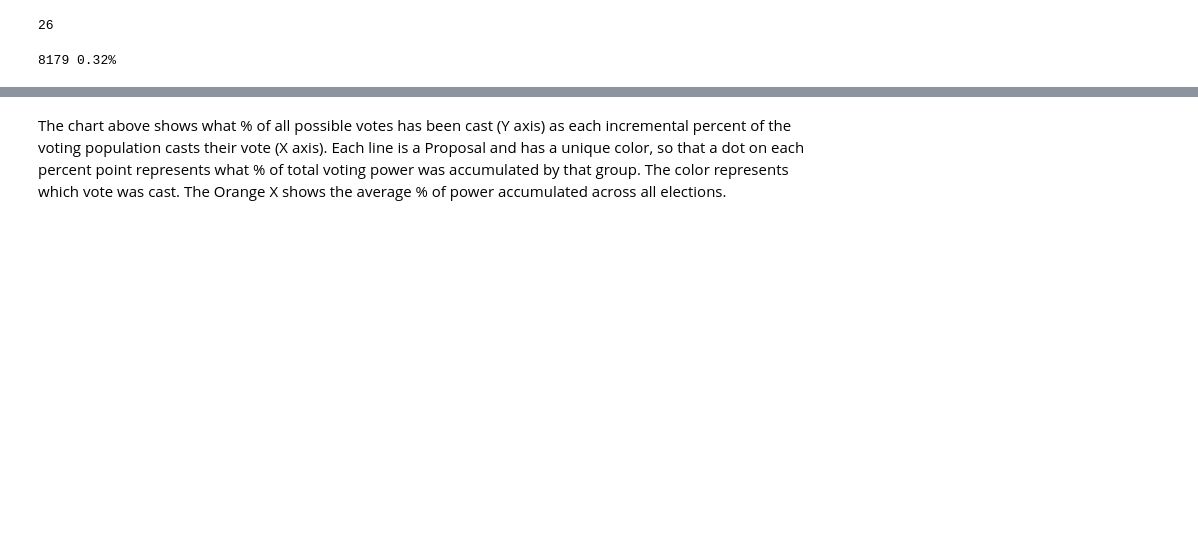
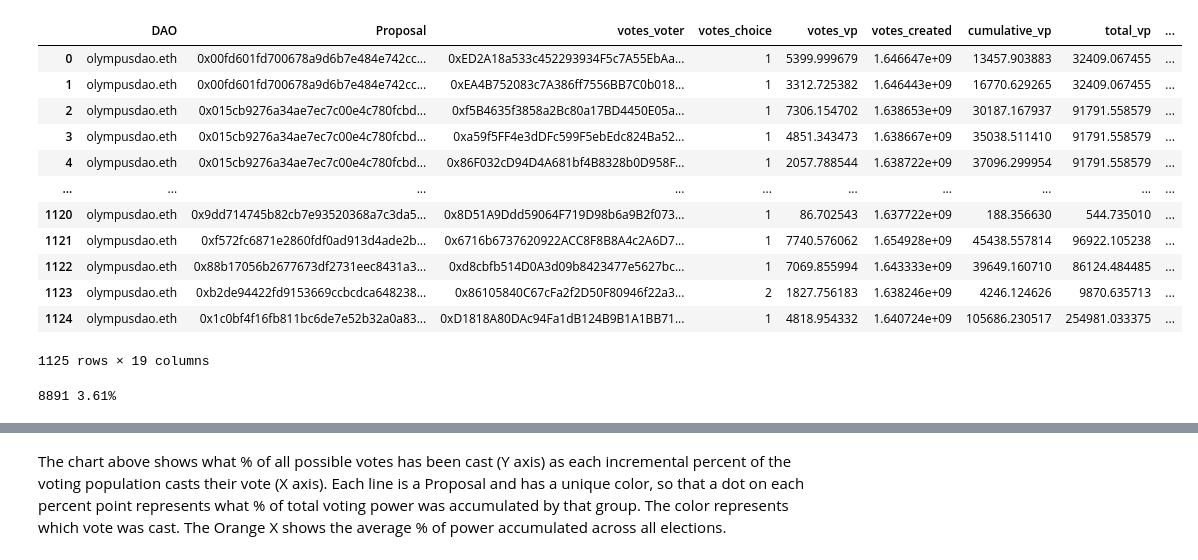
Before and after one commit to EdgeCaser/Snapshotsurfer, a Jupyter notebook: Snapshotsurfer.ipynb, the cells around one changed output, grey strips where cells are left out. Cells and saved outputs as stored; diff of their text form; code cells hidden in the pictures; blank space fills up the shorter version.

```diff
--- a/Snapshotsurfer.ipynb
+++ b/Snapshotsurfer.ipynb
@@ -230,18 +228,78 @@ crunch_data.head(n=10)
-# %%
-leaders = crunch_data.loc[crunch_data['percentange_of_total_vp']>=0.25]
-leader_count = leaders.votes_voter.nunique()
-leader_count
-# %% [output]
-26
+# %%
+#leaders = crunch_data.loc[crunch_data['proposal_voter_rank'] <=3]
+#leader_count = leaders.votes_voter.nunique()
+#leader_count
+#DONT ASK ME WHY THIS DIDNT WORK. HAVE TO DO IT THE UGLY WAY
+
+leader_ranks = db.query("with leader_ranks as "
+                        "(Select distinct "
+                        "   B.Proposal"
+                        "   ,B.votes_voter"
+                        "   ,B.proposal_voter_rank "
+                        "   ,(B.proposal_voter_rank +1) as leader_rank "
+                        "From "
+                        "   (select "
+                               "Proposal"
+                               ",votes_voter "
+                               ",votes_choice"
+                               ",votes_vp"
+                               ",votes_created"
+                               ",sum(votes_vp) over (Partition by Proposal  order by votes_vp desc, votes_created asc) as cumulative_vp"
+                               ",sum(votes_vp) over (Partition by Proposal) as total_vp"
+                               ",(votes_vp::decimal/sum(votes_vp::decimal) over (Partition by Proposal)) as percentage_of_total_vp "
+                               ",((sum(votes_vp) over (Partition by Proposal  order by votes_vp desc, votes_created asc))::decimal/sum(votes_vp::decimal) over (Partition by Proposal)) as cum_percentage_of_total_vp "
+                           "    ,round((sum(votes_vp) over (Partition by Proposal  order by votes_vp desc, votes_created asc))::decimal/sum(votes_vp::decimal) over (Partition by Proposal)) as cum_percentage_of_total_vp_stepped "
+                               ",row_number() over (Partition by Proposal order by votes_vp desc, votes_created asc) as proposal_voter_rank "
+                               ",count(votes_voter) over (Partition by Proposal  order by votes_vp desc, votes_created asc) total_voters "
+                               ",(count(*) over (Partition by Proposal  order by votes_vp desc, votes_created asc))::decimal/(count(*) over (Partition by Proposal))::decimal percentage_voters_counted "
+                               ",round(100*(count(*) over (Partition by Proposal  order by votes_vp desc, votes_created asc))::decimal/(count(*) over (Partition by Proposal)))::decimal percentage_voters_counted_stepped "
+                           "from "
+                           "    governance_data  "
+                               ""
+                           "Group by "
+                           "    Proposal"
+                           "    ,votes_voter"
+                           "    ,votes_choice"
+                           "    , votes_vp "
+                           "    , votes_created "
+                           ""
+                           "Order by "
+                           "    Proposal, "
+                           "    votes_vp desc "
+                           "    , votes_created asc) B "
+                        "where "
+                        "   B.cum_percentage_of_total_vp<=0.5) "
+                        ""
+                        "Select "
+                        "   *"
+                        "From crunch_data A"
+                        "   Join leader_ranks B on A.proposal_voter_rank = B.leader_rank and A.Proposal = B.Proposal"
+                        ""
+                    ).df()
+leader_ranks
+# %% [output]
+|  | DAO | Proposal | votes_voter | votes_choice | votes_vp | votes_created | cumulative_vp | total_vp | ... |
+| 0 | olympusdao.eth | 0x00fd601fd700678a9d6b7e484e742cc... | 0xED2A18a533c452293934F5c7A55EbAa... | 1 | 5399.999679 | 1.646647e+09 | 13457.903883 | 32409.067455 | ... |
+| 1 | olympusdao.eth | 0x00fd601fd700678a9d6b7e484e742cc... | 0xEA4B752083c7A386ff7556BB7C0b018... | 1 | 3312.725382 | 1.646443e+09 | 16770.629265 | 32409.067455 | ... |
+| 2 | olympusdao.eth | 0x015cb9276a34ae7ec7c00e4c780fcbd... | 0xf5B4635f3858a2Bc80a17BD4450E05a... | 1 | 7306.154702 | 1.638653e+09 | 30187.167937 | 91791.558579 | ... |
+| 3 | olympusdao.eth | 0x015cb9276a34ae7ec7c00e4c780fcbd... | 0xa59f5FF4e3dDFc599F5ebEdc824Ba52... | 1 | 4851.343473 | 1.638667e+09 | 35038.511410 | 91791.558579 | ... |
+| 4 | olympusdao.eth | 0x015cb9276a34ae7ec7c00e4c780fcbd... | 0x86F032cD94D4A681bf4B8328b0D958F... | 1 | 2057.788544 | 1.638722e+09 | 37096.299954 | 91791.558579 | ... |
+| ... | ... | ... | ... | ... | ... | ... | ... | ... | ... |
+| 1120 | olympusdao.eth | 0x9dd714745b82cb7e93520368a7c3da5... | 0x8D51A9Ddd59064F719D98b6a9B2f073... | 1 | 86.702543 | 1.637722e+09 | 188.356630 | 544.735010 | ... |
+| 1121 | olympusdao.eth | 0xf572fc6871e2860fdf0ad913d4ade2b... | 0x6716b6737620922ACC8F8B8A4c2A6D7... | 1 | 7740.576062 | 1.654928e+09 | 45438.557814 | 96922.105238 | ... |
+| 1122 | olympusdao.eth | 0x88b17056b2677673df2731eec8431a3... | 0xd8cbfb514D0A3d09b8423477e5627bc... | 1 | 7069.855994 | 1.643333e+09 | 39649.160710 | 86124.484485 | ... |
+| 1123 | olympusdao.eth | 0xb2de94422fd9153669ccbcdca648238... | 0x86105840C67cFa2f2D50F80946f22a3... | 2 | 1827.756183 | 1.638246e+09 | 4246.124626 | 9870.635713 | ... |
+| 1124 | olympusdao.eth | 0x1c0bf4f16fb811bc6de7e52b32a0a83... | 0xD1818A80DAc94Fa1dB124B9B1A1BB71... | 1 | 4818.954332 | 1.640724e+09 | 105686.230517 | 254981.033375 | ... |
+1125 rows × 19 columns
 # %%
 dao_members = crunch_data.groupby('DAO').votes_voter.nunique()
 dao_members = dao_members.iloc[0]
-
+leader_count =leader_ranks.votes_voter.nunique()
 elite = round((leader_count)/(dao_members),4)
 
 print(dao_members, "{0:.2%}".format(elite))
 # %% [output]
-8179 0.32%
+8891 3.61%
 # %%
 ##spit out the file!
 crunch_data_path =final_file+'\\'+spacename+'_crunch_data_path'+str(date.today().strftime("%b-%d-%Y"))+'_'+str(len(crunch_data))+'.csv'
```
Also changed, not shown: parts of 11 cells of this notebook, 1 other file.
